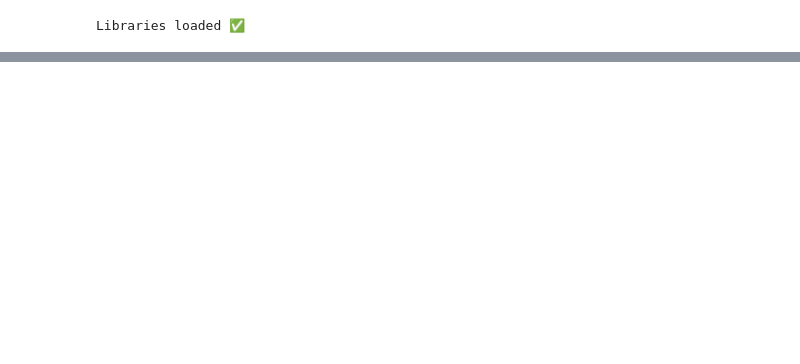
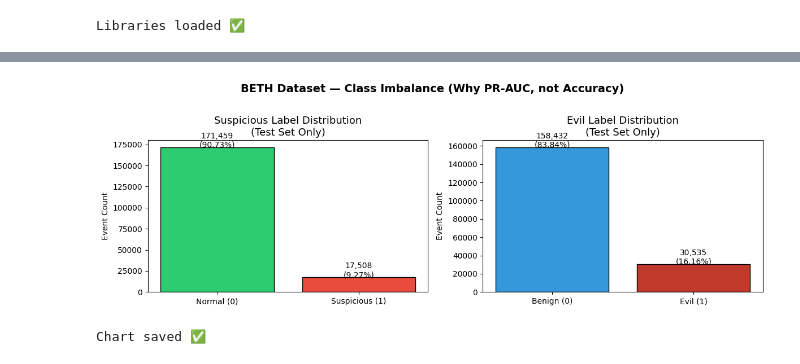
Before and after one commit to Priyanshukv06/AURA-Adaptive-User-Risk-Analyzer, a Jupyter notebook: notebooks/01_data_exploration.ipynb, the cells around one changed output, grey strips where cells are left out. Drawn from its saved outputs; the diff is of its cells as text; code cells hidden in the pictures; blank space fills up the shorter version.

Commit message:
Update data exploration notebook - phase 1

```diff
--- a/notebooks/01_data_exploration.ipynb
+++ b/notebooks/01_data_exploration.ipynb
@@ -22,0 +39,10 @@ for f in files:
+# %%
+train_df = pd.read_csv(DATA_DIR / "labelled_training_data.csv")
+val_df   = pd.read_csv(DATA_DIR / "labelled_validation_data.csv")
+test_df  = pd.read_csv(DATA_DIR / "labelled_testing_data.csv")
+
+print("=== DATASET SHAPES ===")
+print(f"Training   : {train_df.shape[0]:>10,} rows × {train_df.shape[1]} cols")
+print(f"Validation : {val_df.shape[0]:>10,} rows × {val_df.shape[1]} cols")
+print(f"Testing    : {test_df.shape[0]:>10,} rows × {test_df.shape[1]} cols")
+print(f"Total      : {train_df.shape[0]+val_df.shape[0]+test_df.shape[0]:>10,} rows")
@@ -22,0 +214,32 @@ for f in files:
+# %%
+fig, axes = plt.subplots(1, 2, figsize=(12, 4))
+
+# Plot 1 - sus distribution
+sus_counts = test_df['sus'].value_counts()
+axes[0].bar(['Normal (0)', 'Suspicious (1)'], sus_counts.values,
+            color=['#2ecc71', '#e74c3c'], edgecolor='black')
+axes[0].set_title('Suspicious Label Distribution\n(Test Set Only)', fontsize=13)
+axes[0].set_ylabel('Event Count')
+for i, v in enumerate(sus_counts.values):
+    axes[0].text(i, v + 50, f'{v:,}\n({v/len(test_df)*100:.2f}%)',
+                 ha='center', fontsize=10)
+
+# Plot 2 - evil distribution
+evil_counts = test_df['evil'].value_counts()
+axes[1].bar(['Benign (0)', 'Evil (1)'], evil_counts.values,
+            color=['#3498db', '#c0392b'], edgecolor='black')
+axes[1].set_title('Evil Label Distribution\n(Test Set Only)', fontsize=13)
+axes[1].set_ylabel('Event Count')
+for i, v in enumerate(evil_counts.values):
+    axes[1].text(i, v + 50, f'{v:,}\n({v/len(test_df)*100:.2f}%)',
+                 ha='center', fontsize=10)
+
+plt.suptitle('BETH Dataset — Class Imbalance (Why PR-AUC, not Accuracy)',
+             fontsize=14, fontweight='bold', y=1.02)
+plt.tight_layout()
+plt.savefig('../data/processed/class_imbalance.png', dpi=150, bbox_inches='tight')
+plt.show()
+print("Chart saved ✅")
+# %% [output]
+[figure, added]
+Chart saved ✅
```
Also changed, not shown: parts of 9 cells of this notebook.
